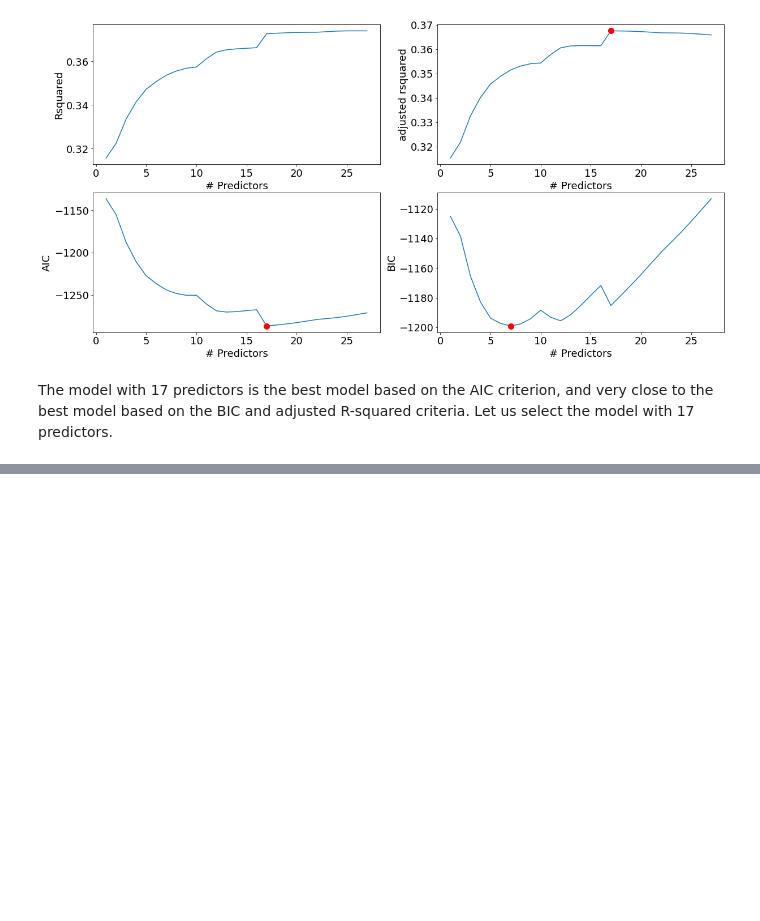
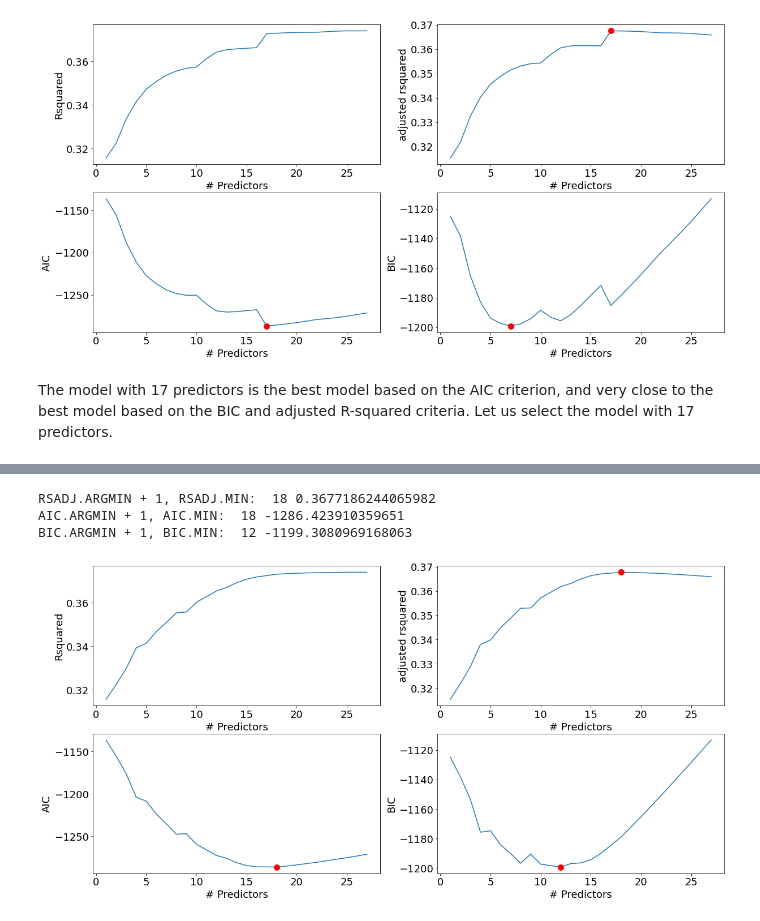
Before and after one commit to STShark00/IstanBulls, a Jupyter notebook: Create_Model.ipynb, the cells around one changed output, grey strips where cells are left out. Cells and saved outputs as stored; diff of their text form; code cells hidden in the pictures; blank space fills up the shorter version.

```diff
--- a/Create_Model.ipynb
+++ b/Create_Model.ipynb
@@ -698,0 +701,38 @@ ROC-AUC = 96.9%
+# %%
+def backward(predictors):
+
+    tic = time.time()
+
+    results = []
+
+    for combo in itertools.combinations(predictors, len(predictors)-1):
+        results.append(processSubset(combo))
+
+    # Wrap everything up in a nice dataframe
+    models = pd.DataFrame(results)
+
+    # Choose the model with the highest RSS
+    best_model = models.loc[models['Rsquared'].argmax()]
+
+    toc = time.time()
+    print("Processed ", models.shape[0], "models on", len(predictors)-1, "predictors in", (toc-tic), "seconds.")
+
+    # Return the best model, along with some other useful information about the model
+    return best_model
+# %%
+def backward_selection():
+    models_best = pd.DataFrame(columns=["Rsquared", "model"], index = range(1,len(X.columns)))
+
+    tic = time.time()
+    predictors = X.columns
+    models_best.loc[len(predictors)] = processSubset(predictors)
+
+    while(len(predictors) > 1):
+        models_best.loc[len(predictors)-1] = backward(predictors)
+        predictors = models_best.loc[len(predictors)-1]["model"].params.index[1:]
+
+    toc = time.time()
+    print("Total elapsed time:", (toc-tic), "seconds.")
+    return models_best
+# %%
+models_best_bw = backward_selection()
@@ -698,0 +757,7 @@ ROC-AUC = 96.9%
+# %%
+best_sub_plots(models_best_bw)
+# %% [output]
+RSADJ.ARGMIN + 1, RSADJ.MIN:  18 0.3677186244065982
+AIC.ARGMIN + 1, AIC.MIN:  18 -1286.423910359651
+BIC.ARGMIN + 1, BIC.MIN:  12 -1199.3080969168063
+[figure, added]
```
Also changed, not shown: parts of 19 cells of this notebook.
